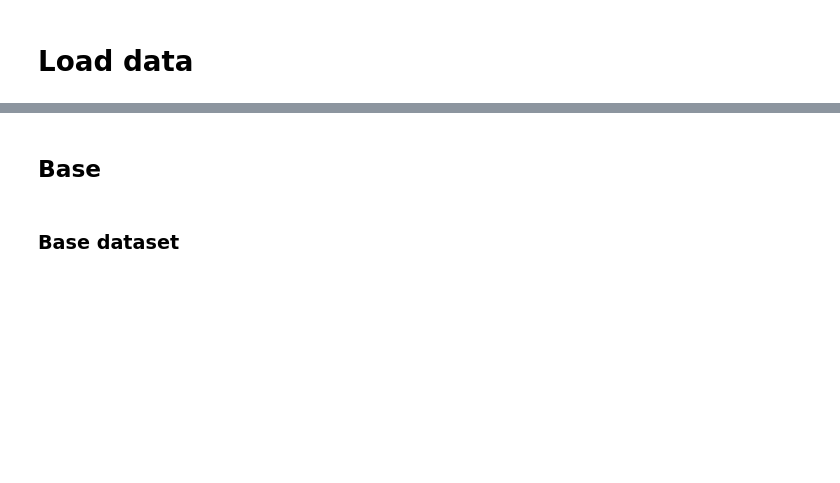
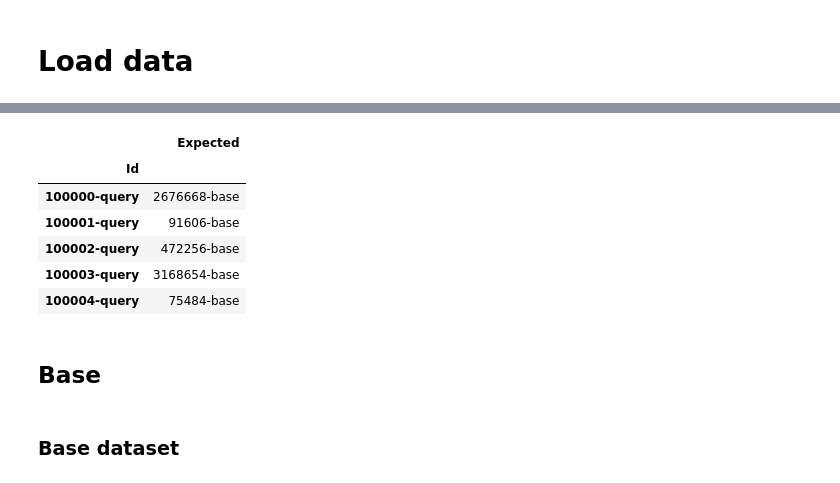
Before and after one commit to raphael12/Matching, a Jupyter notebook: Matching.ipynb, the cells around one changed output, grey strips where cells are left out. Drawn from its saved outputs; the diff is of its cells as text; code cells hidden in the pictures; blank space fills up the shorter version.

```diff
--- a/Matching.ipynb
+++ b/Matching.ipynb
@@ -8,3 +117,13 @@ from tqdm.notebook import tqdm
+# %%
+df_validation_answer.head()
+# %% [output]
+|  | Expected |
+| Id |  |
+| 100000-query | 2676668-base |
+| 100001-query | 91606-base |
+| 100002-query | 472256-base |
+| 100003-query | 3168654-base |
+| 100004-query | 75484-base |
 # %% [markdown]
 ## Base
 # %% [markdown]
```
Also changed, not shown: parts of 36 cells of this notebook.
